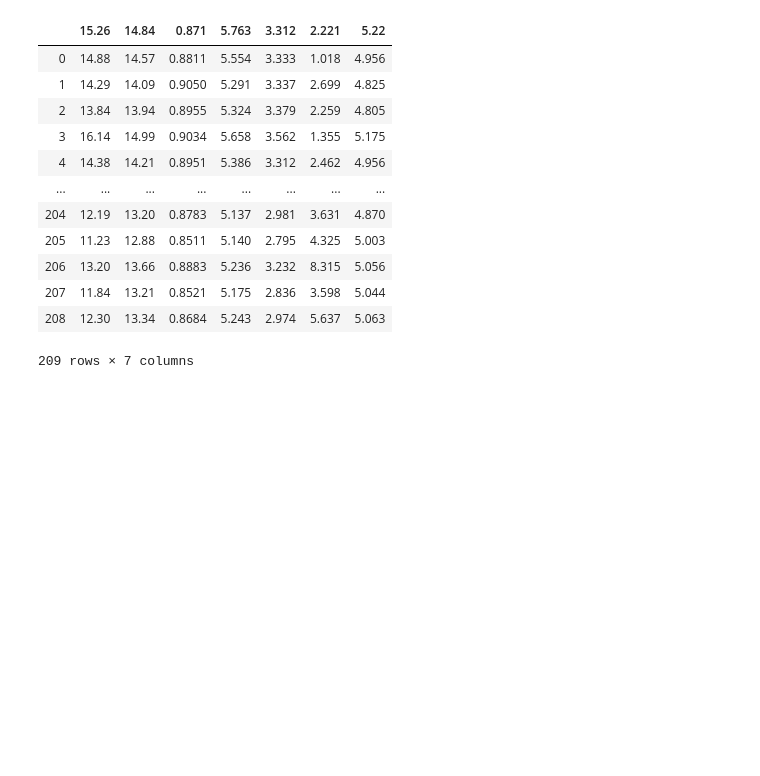
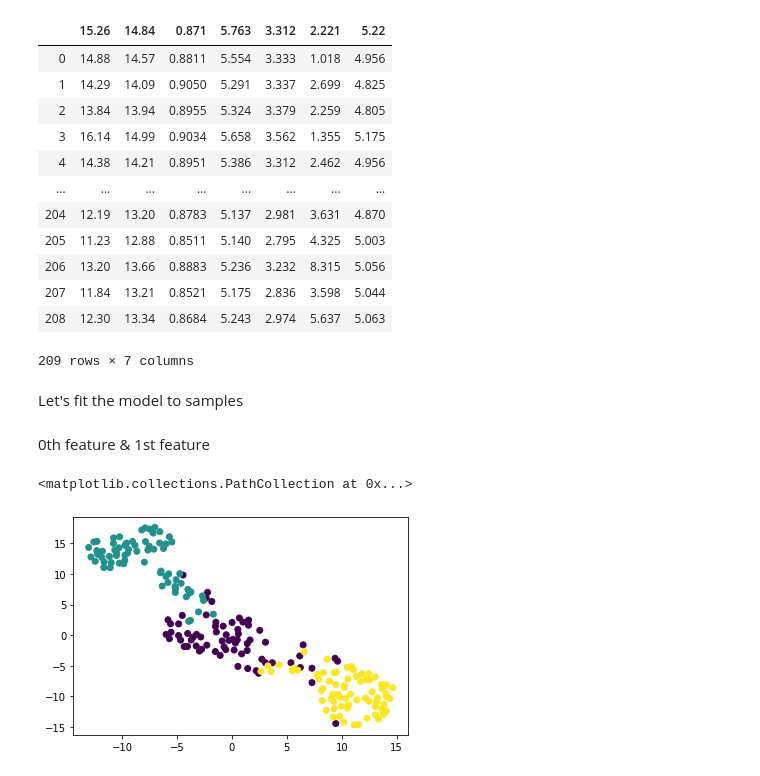
Before and after one commit to juansantateresa/machine_learning_datacamp, a Jupyter notebook: t-SNE visualization of grain dataset.ipynb, the cells around one changed output. Drawn from its saved outputs; the diff is of its cells as text; code cells hidden in the pictures; blank space fills up the shorter version.

Commit message:
Scatter Plot TSNE

```diff
--- a/t-SNE visualization of grain dataset.ipynb
+++ b/t-SNE visualization of grain dataset.ipynb
@@ -5,2 +6,4 @@ from sklearn.manifold import TSNE
 # %%
 df = pd.read_csv('seeds.csv')
+# %%
+variety_numbers = df['1'].to_list()
@@ -24,3 +47,18 @@ samples
 209 rows × 7 columns
 # %%
 model = TSNE(learning_rate=200)
+# %% [markdown]
+Let's fit the model to samples
+# %%
+tsne_features = model.fit_transform(samples)
+# %% [markdown]
+0th feature & 1st feature
+# %%
+xs = tsne_features[:,0]
+# %%
+ys = tsne_features[:,1]
+# %%
+plt.scatter(xs, ys, c=variety_numbers)
+# %% [output]
+<matplotlib.collections.PathCollection at 0x...>
+[figure, added]
```
Also changed, not shown: parts of 2 cells of this notebook.
